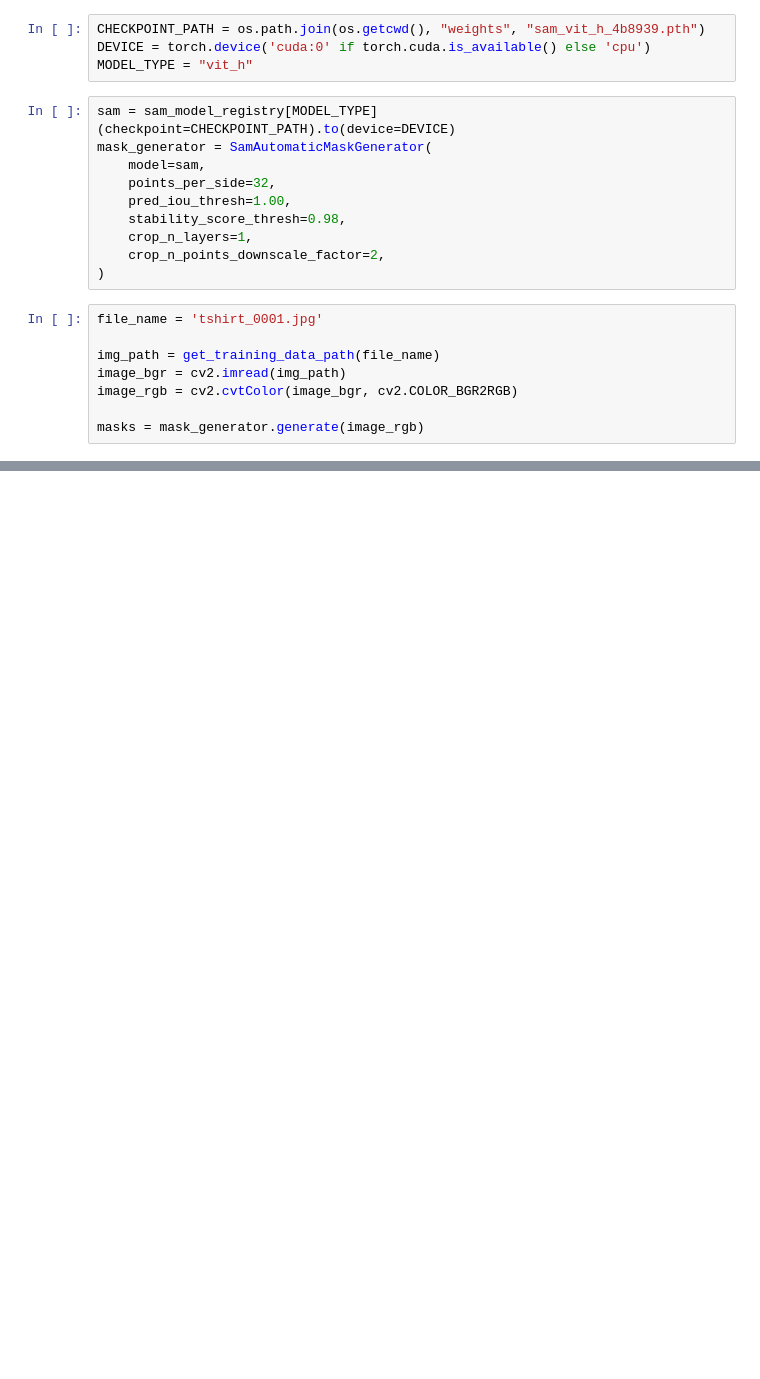
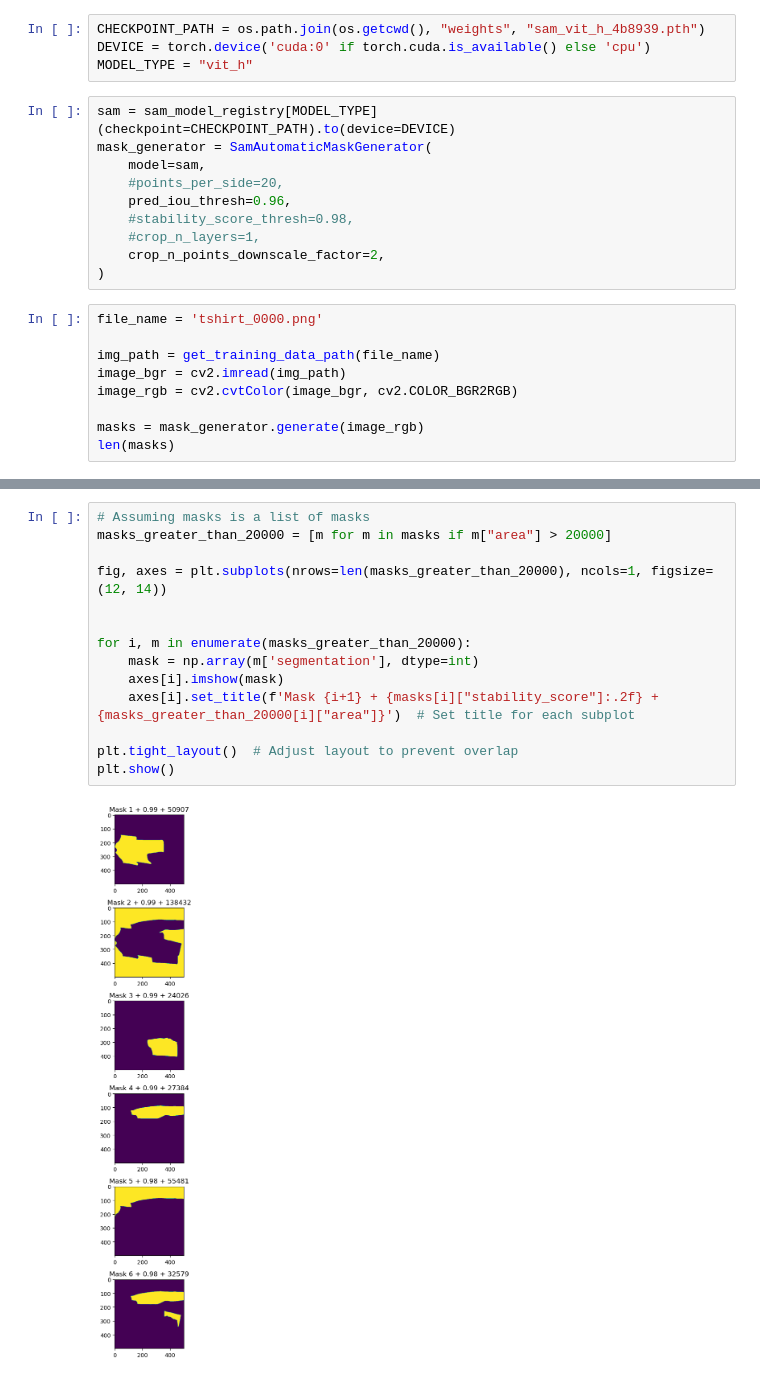
Before and after one commit to kohnmart/master-projekt, a Jupyter notebook: notebooks/pytorch/segmentation/sam_segmentation.ipynb, the cells around one changed output, grey strips where cells are left out. Cells and saved outputs as stored; diff of their text form; blank space fills up the shorter version.

```diff
--- a/notebooks/pytorch/segmentation/sam_segmentation.ipynb
+++ b/notebooks/pytorch/segmentation/sam_segmentation.ipynb
@@ -37,17 +37,18 @@ MODEL_TYPE = "vit_h"
 sam = sam_model_registry[MODEL_TYPE](checkpoint=CHECKPOINT_PATH).to(device=DEVICE)
 mask_generator = SamAutomaticMaskGenerator(
     model=sam,
-    points_per_side=32,
-    pred_iou_thresh=1.00,
-    stability_score_thresh=0.98,
-    crop_n_layers=1,
+    #points_per_side=20,
+    pred_iou_thresh=0.96,
+    #stability_score_thresh=0.98,
+    #crop_n_layers=1,
     crop_n_points_downscale_factor=2,
 )
 # %%
-file_name = 'tshirt_0001.jpg'
+file_name = 'tshirt_0000.png'
 
 img_path = get_training_data_path(file_name)
 image_bgr = cv2.imread(img_path)
 image_rgb = cv2.cvtColor(image_bgr, cv2.COLOR_BGR2RGB)
 
 masks = mask_generator.generate(image_rgb)
+len(masks)
@@ -54 +57,17 @@ masks = mask_generator.generate(image_rgb)
+# %%
+# Assuming masks is a list of masks
+masks_greater_than_20000 = [m for m in masks if m["area"] > 20000]
+
+fig, axes = plt.subplots(nrows=len(masks_greater_than_20000), ncols=1, figsize=(12, 14))
+
+
+for i, m in enumerate(masks_greater_than_20000):
+    mask = np.array(m['segmentation'], dtype=int)
+    axes[i].imshow(mask)
+    axes[i].set_title(f'Mask {i+1} + {masks[i]["stability_score"]:.2f} + {masks_greater_than_20000[i]["area"]}')  # Set title for each subplot
+
+plt.tight_layout()  # Adjust layout to prevent overlap
+plt.show()
+# %% [output]
+[figure, added]
 # %%
```
Also changed, not shown: parts of 5 cells of this notebook, 14 other files.
